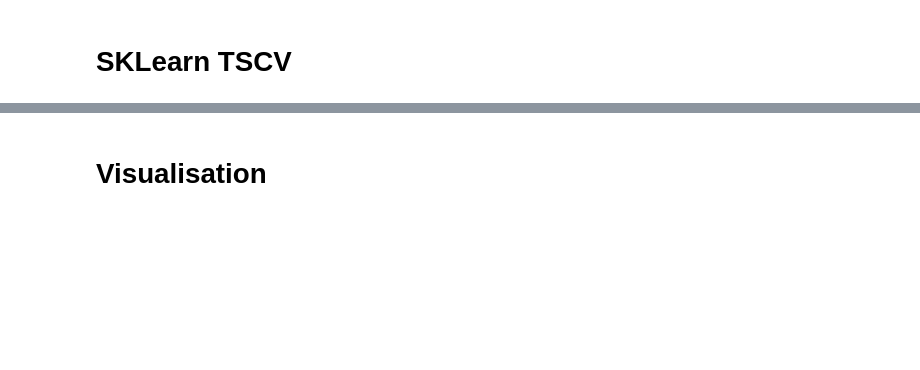
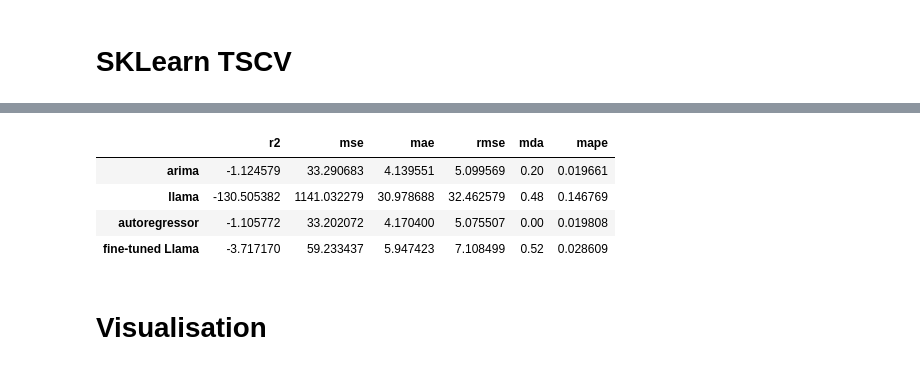
Before and after one commit to filip-topic/Time-Series-Foundation-Models-in-Financial-time-series-prediction, a Jupyter notebook: notebook.ipynb, the cells around one changed output, grey strips where cells are left out. Drawn from its saved outputs; the diff is of its cells as text; code cells hidden in the pictures; blank space fills up the shorter version.

```diff
--- a/notebook.ipynb
+++ b/notebook.ipynb
@@ -167,6 +167,8 @@ Data has been written to 'c:\Users\topco\Dokumenti\MSc Banking and Digital Finan
 # lag llama
 # %% [markdown]
 # Fine tuning an estimator
+# %%
+PREDICTION_LENGTH = 5
 # %%
 #preparing the training data for lag llama fine tuning
 ft_train_data = lag_llama.prepare_data(data=ft_data,
@@ -197,6 +237,14 @@ r, p, a = get_tscv_results(data = data,
 s = [get_summary(r[i]) for i in range(len(r))]
 # %%
 means_df, medians_df, stds_df = extract_metrics(s, MODELS)
+# %%
+means_df
+# %% [output]
+|  | r2 | mse | mae | rmse | mda | mape |
+| arima | -1.124579 | 33.290683 | 4.139551 | 5.099569 | 0.20 | 0.019661 |
+| llama | -130.505382 | 1141.032279 | 30.978688 | 32.462579 | 0.48 | 0.146769 |
+| autoregressor | -1.105772 | 33.202072 | 4.170400 | 5.075507 | 0.00 | 0.019808 |
+| fine-tuned Llama | -3.717170 | 59.233437 | 5.947423 | 7.108499 | 0.52 | 0.028609 |
 # %% [markdown]
 # Visualisation
 # %%
```
Also changed, not shown: parts of 5 cells of this notebook, 6 other files.
